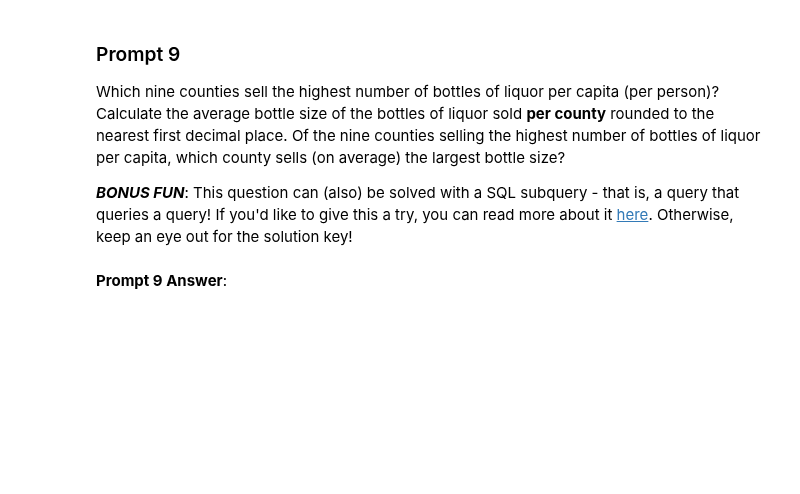
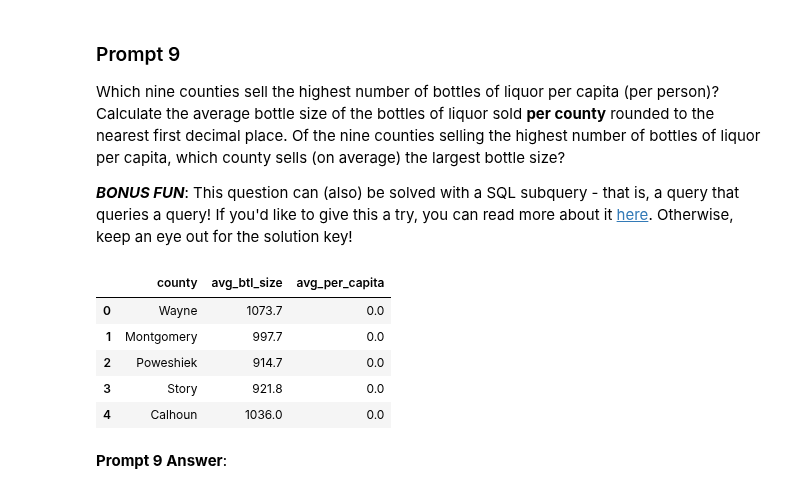
Before and after one commit to amcurley/GA_projects, a Jupyter notebook: Labs/7.01-lab-sql-master/sqllab.ipynb, the cells around one changed output. Saved outputs shown, nothing was run; the diff lists cells and outputs as text; code cells hidden in the pictures; blank space fills up the shorter version.

```diff
--- a/Labs/7.01-lab-sql-master/sqllab.ipynb
+++ b/Labs/7.01-lab-sql-master/sqllab.ipynb
@@ -281,3 +280,29 @@ pd.read_sql_query(sql, engine)
+# %%
+# Use a SQL query to find the answer to the above prompt.
+# Credit to Haley Taft :)
+
+sql = """
+SELECT counties.county,
+       ROUND(AVG(products.bottle_size), 1) AS avg_btl_size,
+       ROUND((AVG(sales.bottle_qty)/counties.population), 1) AS avg_per_capita
+FROM counties
+LEFT JOIN sales
+ON counties.county = sales.county
+LEFT JOIN products
+ON sales.item = products.item_no
+GROUP BY counties.county
+"""
+
+
+df = pd.read_sql_query(sql, engine)
+df.head()
+# %% [output]
+|  | county | avg_btl_size | avg_per_capita |
+| 0 | Wayne | 1073.7 | 0.0 |
+| 1 | Montgomery | 997.7 | 0.0 |
+| 2 | Poweshiek | 914.7 | 0.0 |
+| 3 | Story | 921.8 | 0.0 |
+| 4 | Calhoun | 1036.0 | 0.0 |
 # %% [markdown]
 **Prompt 9 Answer**:
 # %% [markdown]
```
Also changed, not shown: parts of 9 cells of this notebook.
